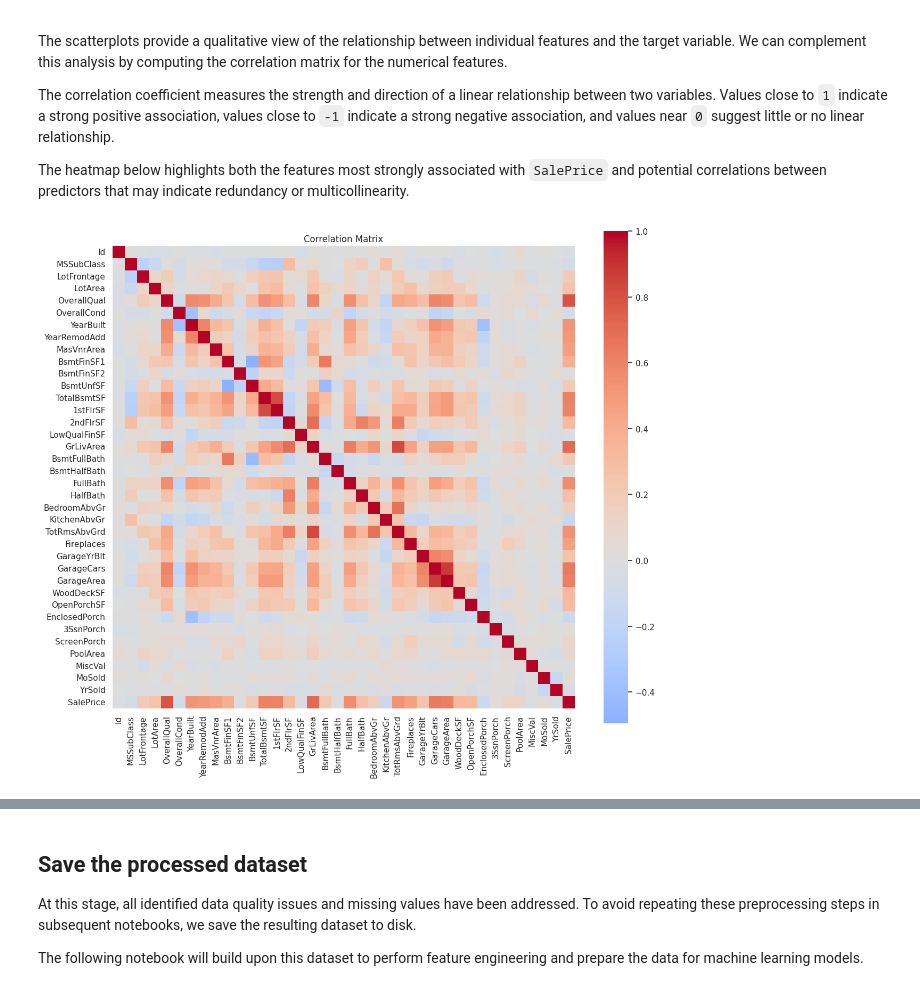
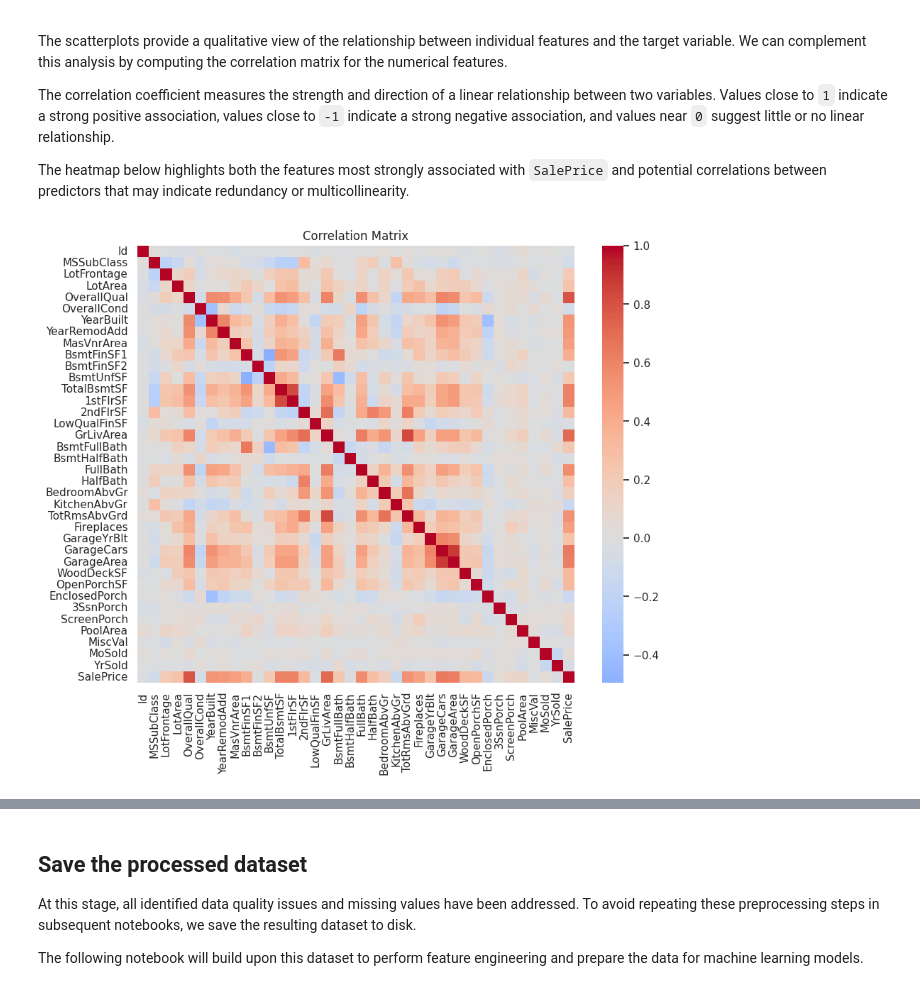
Before and after one commit to ianlopezdiaz/kaggle-house-prices, a Jupyter notebook: 01_EDA.ipynb, the cells around one changed output, grey strips where cells are left out. Cells and saved outputs as stored; diff of their text form; code cells hidden in the pictures.

```diff
--- a/1_EDA.ipynb
+++ b/01_EDA.ipynb
@@ -201,6 +248,28 @@ df_full.describe()
 | 75% | 2189.500000 | 70.000000 | 80.000000 | 11570.000000 | 7.000000 | 6.000000 | 2001.000000 | 2004.000000 | ... |
 | max | 2919.000000 | 190.000000 | 313.000000 | 215245.000000 | 10.000000 | 9.000000 | 2010.000000 | 2010.000000 | ... |
 8 rows × 38 columns
+# %%
+# Numerical features from metadata
+numerical_features = (
+    df_features.loc[
+        df_features["Type"] == "numerical",
+        "Name"
+    ]
+    .tolist()
+)
+
+df_numerical = df_full[numerical_features]
+
+# Categorical features from metadata
+categorical_features = (
+    df_features.loc[
+        df_features["Type"] == "categorical",
+        "Name"
+    ]
+    .tolist()
+)
+
+df_categorical = df_full[categorical_features]
 # %% [markdown]
 ## Histograms
 
@@ -400,8 +465,7 @@ for column in list_na_is_mode:
 ### Numerical features
 # %%
 # Only numerical features
-numerical_columns = [column for column in df_numerical]
-df_missing_numerical = df_full[numerical_columns].isnull().sum().sort_values(ascending=False)
+df_missing_numerical = df_full[numerical_features].isnull().sum().sort_values(ascending=False)
 df_missing_numerical = df_missing_numerical.loc[df_missing_numerical.values > 0]
 df_missing_numerical
 # %% [output]
@@ -512,15 +576,15 @@ The heatmap below highlights both the features most strongly associated with `Sa
 # %%
 corr = df_train.select_dtypes(include="number").corr()
 
-plt.figure(figsize=(14, 12))
+plt.figure(figsize=(10, 8))
 sns.heatmap(
     corr,
     cmap="coolwarm",
     center=0,
     square=True
 )
 
 plt.title("Correlation Matrix")
 plt.show()
 # %% [output]
-[figure, old version]
+[figure, new version]
```
Also changed, not shown: parts of 13 cells of this notebook, 30 other files.
